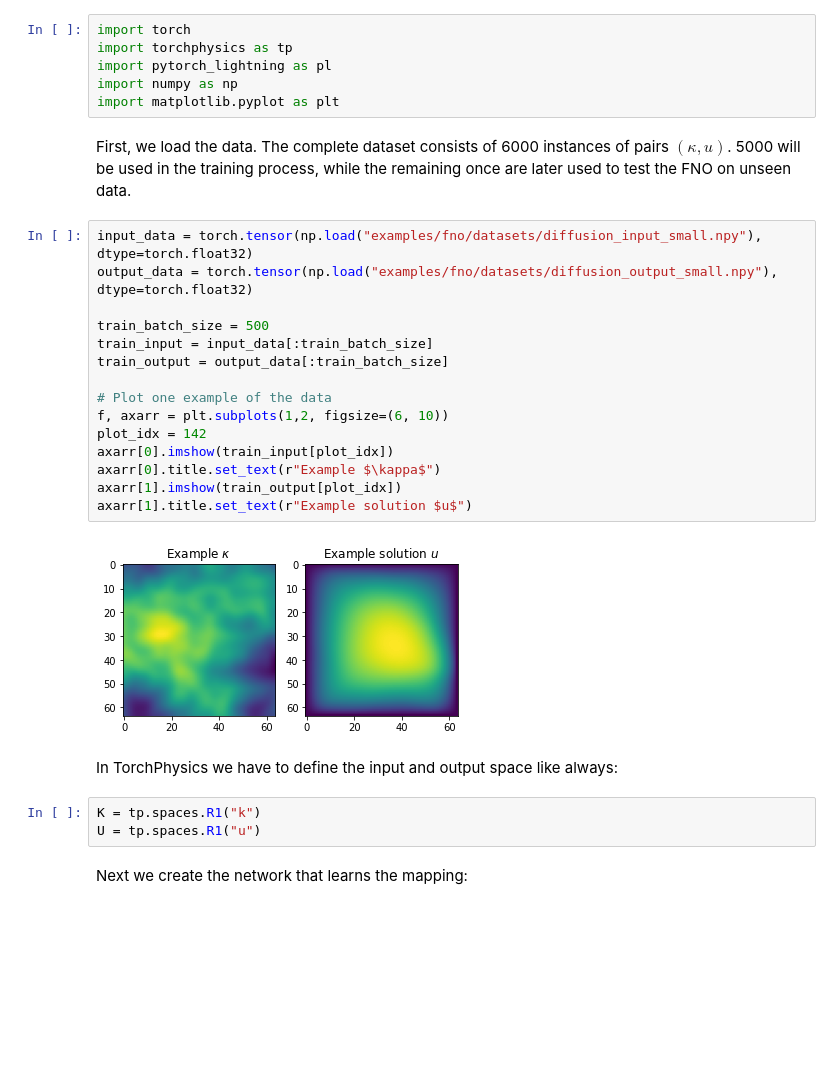
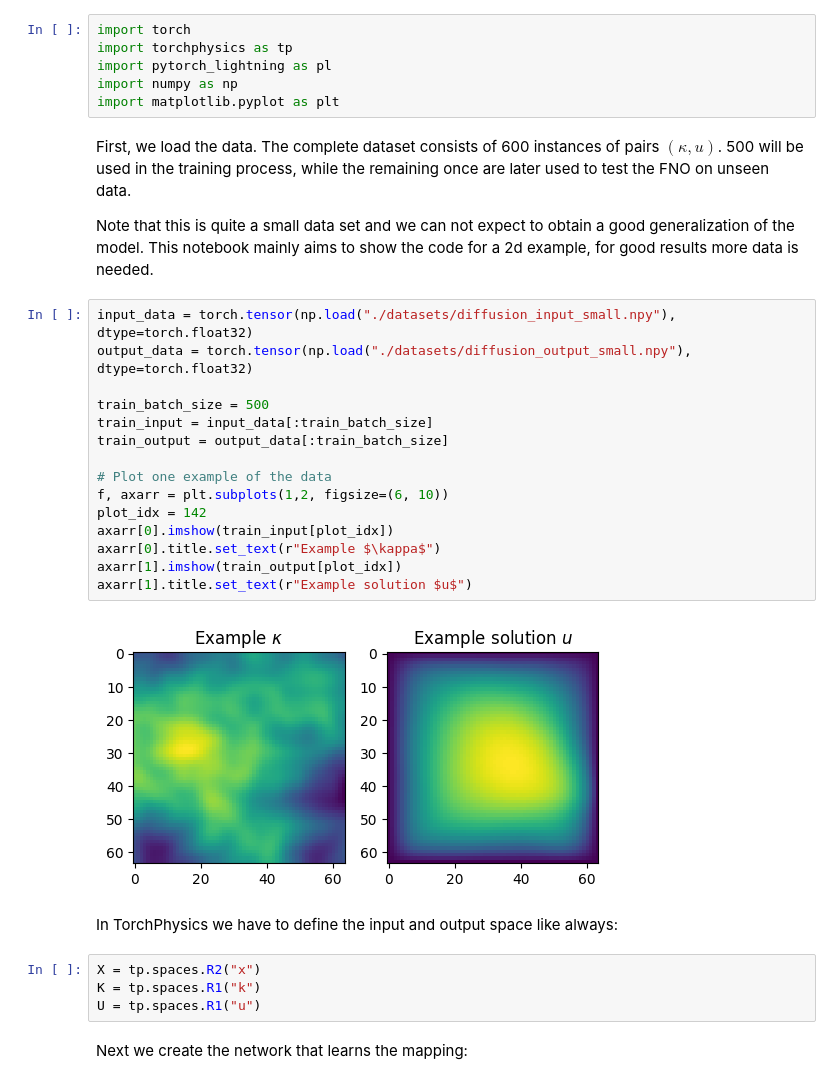
Before and after one commit to boschresearch/torchphysics, a Jupyter notebook: examples/fno/diffusion_2D.ipynb, the cells around one changed output. Cells and saved outputs as stored; diff of their text form; blank space fills up the shorter version.

Commit message:
Update FNO examples
Signed-off-by: Tom Freudenberg <tomfre@uni-bremen.de>

```diff
--- a/examples/fno/diffusion_2D.ipynb
+++ b/examples/fno/diffusion_2D.ipynb
@@ -15,28 +15,33 @@ import pytorch_lightning as pl
 import numpy as np
 import matplotlib.pyplot as plt
 # %% [markdown]
-First, we load the data. The complete dataset consists of 6000 instances of pairs $(\kappa, u)$.
-5000 will be used in the training process, while the remaining once are later used to test the FNO on unseen data.
+First, we load the data.
+The complete dataset consists of 600 instances of pairs $(\kappa, u)$.
+500 will be used in the training process, while the remaining once are later used to test the FNO on unseen data.
+
+Note that this is quite a small data set and we can not expect to obtain a good generalization of the model.
+This notebook mainly aims to show the code for a 2d example, for good results more data is needed.
 # %%
-input_data = torch.tensor(np.load("examples/fno/datasets/diffusion_input_small.npy"), dtype=torch.float32)
-output_data = torch.tensor(np.load("examples/fno/datasets/diffusion_output_small.npy"), dtype=torch.float32)
+input_data = torch.tensor(np.load("./datasets/diffusion_input_small.npy"), dtype=torch.float32)
+output_data = torch.tensor(np.load("./datasets/diffusion_output_small.npy"), dtype=torch.float32)
 
 train_batch_size = 500
 train_input = input_data[:train_batch_size]
 train_output = output_data[:train_batch_size]
 
 # Plot one example of the data
 f, axarr = plt.subplots(1,2, figsize=(6, 10))
 plot_idx = 142
 axarr[0].imshow(train_input[plot_idx])
 axarr[0].title.set_text(r"Example $\kappa$")
 axarr[1].imshow(train_output[plot_idx])
 axarr[1].title.set_text(r"Example solution $u$")
 # %% [output]
-[figure, old version]
+[figure, new version]
 # %% [markdown]
 In TorchPhysics we have to define the input and output space like always:
 # %%
+X = tp.spaces.R2("x")
 K = tp.spaces.R1("k")
 U = tp.spaces.R1("u")
 # %% [markdown]
```
Also changed, not shown: parts of 6 cells of this notebook, 3 other files.
